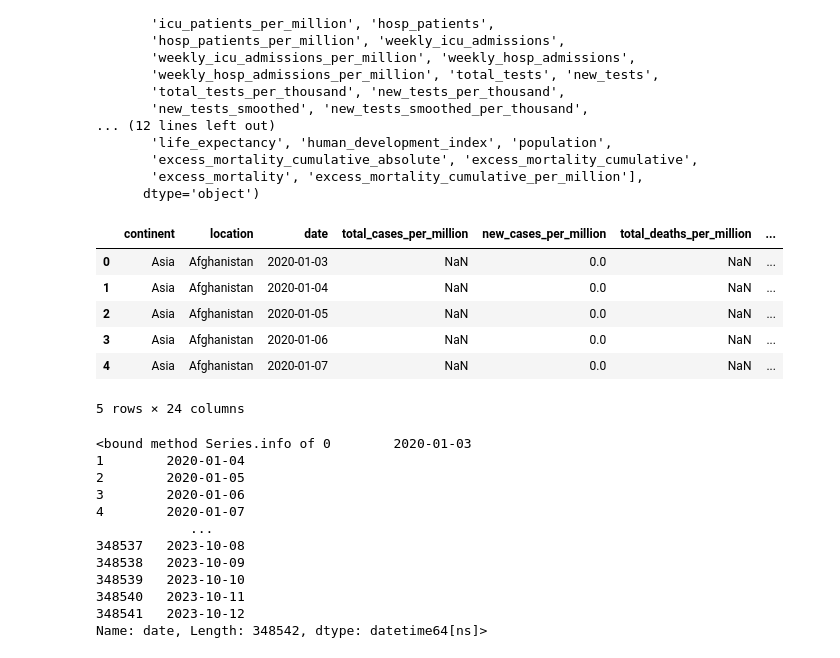
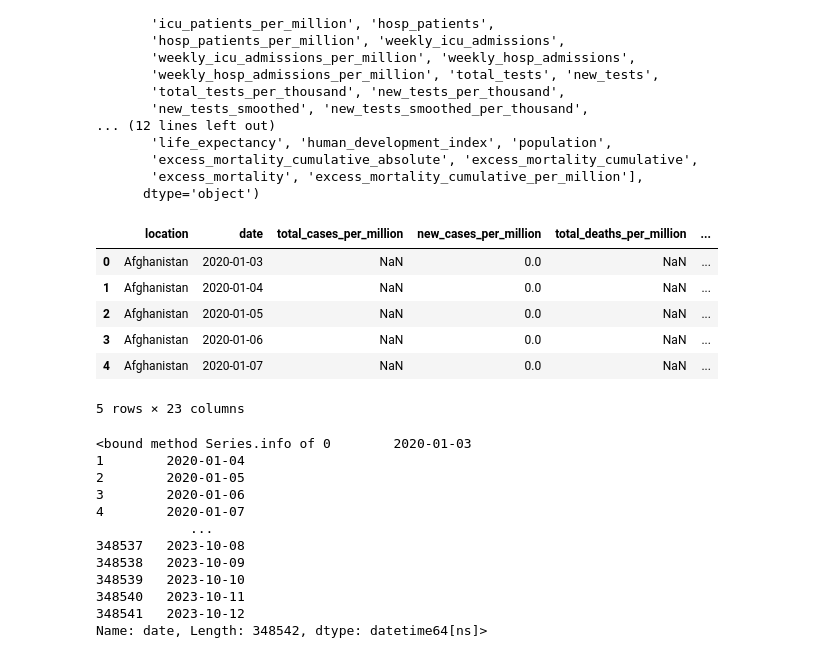
Before and after one commit to ss0ryan0/project1_group7, a Jupyter notebook: Code/project1_group7.ipynb, the cells around one changed output. Saved outputs shown, nothing was run; the diff lists cells and outputs as text; code cells hidden in the pictures.

Commit message:
cleaned up the data and made the inital dataframe to work from

```diff
--- a/Code/project1_group7.ipynb
+++ b/Code/project1_group7.ipynb
@@ -43,20 +43,20 @@ Index(['iso_code', 'continent', 'location', 'date', 'total_cases', 'new_cases',
 # %%
 # creating a new dataframe that shows only necessary columns
 
-reduced_covid_df = initial_covid_df[["continent", "location", "date", "total_cases_per_million", "new_cases_per_million", "total_deaths_per_million",
+reduced_covid_df = initial_covid_df[["location", "date", "total_cases_per_million", "new_cases_per_million", "total_deaths_per_million",
                                      "new_deaths_per_million", "icu_patients_per_million", "hosp_patients_per_million", "total_tests_per_thousand", "positive_rate",
                                      "total_vaccinations_per_hundred", "people_vaccinated_per_hundred", "people_fully_vaccinated_per_hundred", "total_boosters_per_hundred",
                                      "new_vaccinations", "median_age", "aged_65_older", "aged_70_older", "cardiovasc_death_rate",
                                      "diabetes_prevalence", "female_smokers", "male_smokers", "population"]]
 
 reduced_covid_df.head()
 # %% [output]
-|  | continent | location | date | total_cases_per_million | new_cases_per_million | total_deaths_per_million | ... |
-| 0 | Asia | Afghanistan | 2020-01-03 | NaN | 0.0 | NaN | ... |
-| 1 | Asia | Afghanistan | 2020-01-04 | NaN | 0.0 | NaN | ... |
-| 2 | Asia | Afghanistan | 2020-01-05 | NaN | 0.0 | NaN | ... |
-| 3 | Asia | Afghanistan | 2020-01-06 | NaN | 0.0 | NaN | ... |
-| 4 | Asia | Afghanistan | 2020-01-07 | NaN | 0.0 | NaN | ... |
+|  | location | date | total_cases_per_million | new_cases_per_million | total_deaths_per_million | ... |
+| 0 | Afghanistan | 2020-01-03 | NaN | 0.0 | NaN | ... |
+| 1 | Afghanistan | 2020-01-04 | NaN | 0.0 | NaN | ... |
+| 2 | Afghanistan | 2020-01-05 | NaN | 0.0 | NaN | ... |
+| 3 | Afghanistan | 2020-01-06 | NaN | 0.0 | NaN | ... |
+| 4 | Afghanistan | 2020-01-07 | NaN | 0.0 | NaN | ... |
-5 rows × 24 columns
+5 rows × 23 columns
 # %%
 # formatting datetime
```
Also changed, not shown: parts of 6 cells of this notebook.
